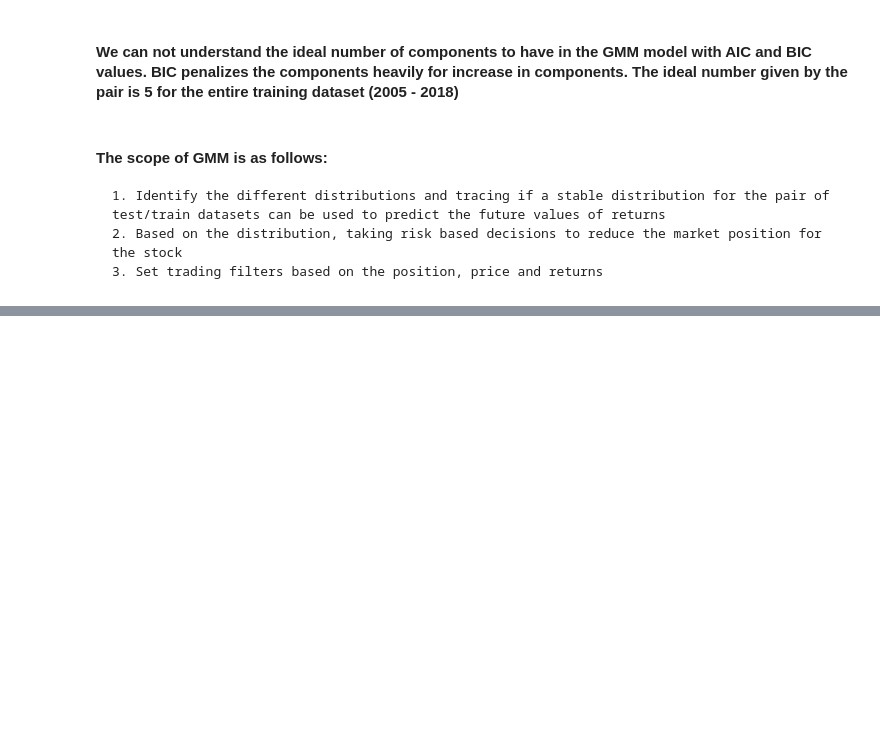
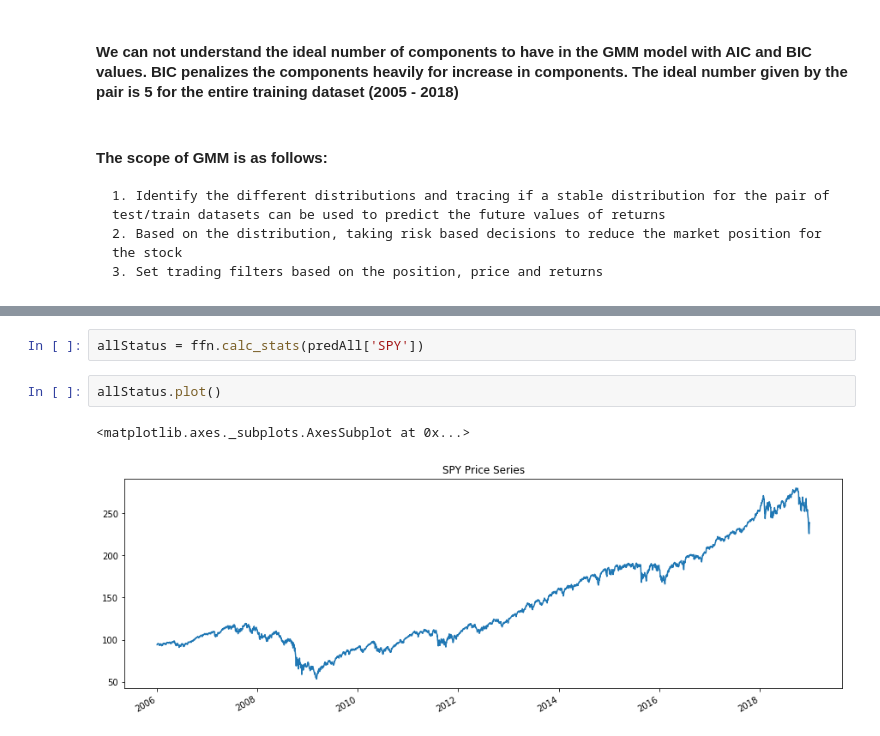
Before and after one commit to shardul0913/Fin-StatisticalArbitrage, a Jupyter notebook: Stationary Arbitrage.ipynb, the cells around one changed output, grey strips where cells are left out. Drawn from its saved outputs; the diff is of its cells as text; blank space fills up the shorter version.

```diff
--- a/Stationary Arbitrage.ipynb
+++ b/Stationary Arbitrage.ipynb
@@ -487,0 +746,7 @@ predPlot(pred_test)
+# %%
+allStatus = ffn.calc_stats(predAll['SPY'])
+# %%
+allStatus.plot()
+# %% [output]
+<matplotlib.axes._subplots.AxesSubplot at 0x...>
+[figure, added]
```
Also changed, not shown: parts of 15 cells of this notebook.
